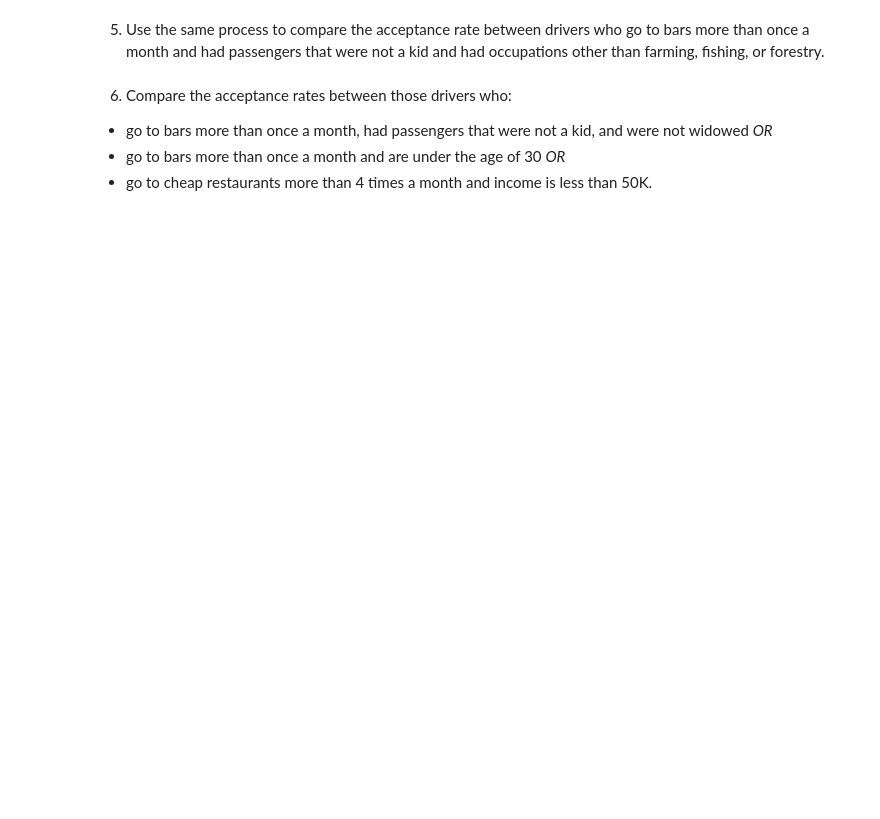
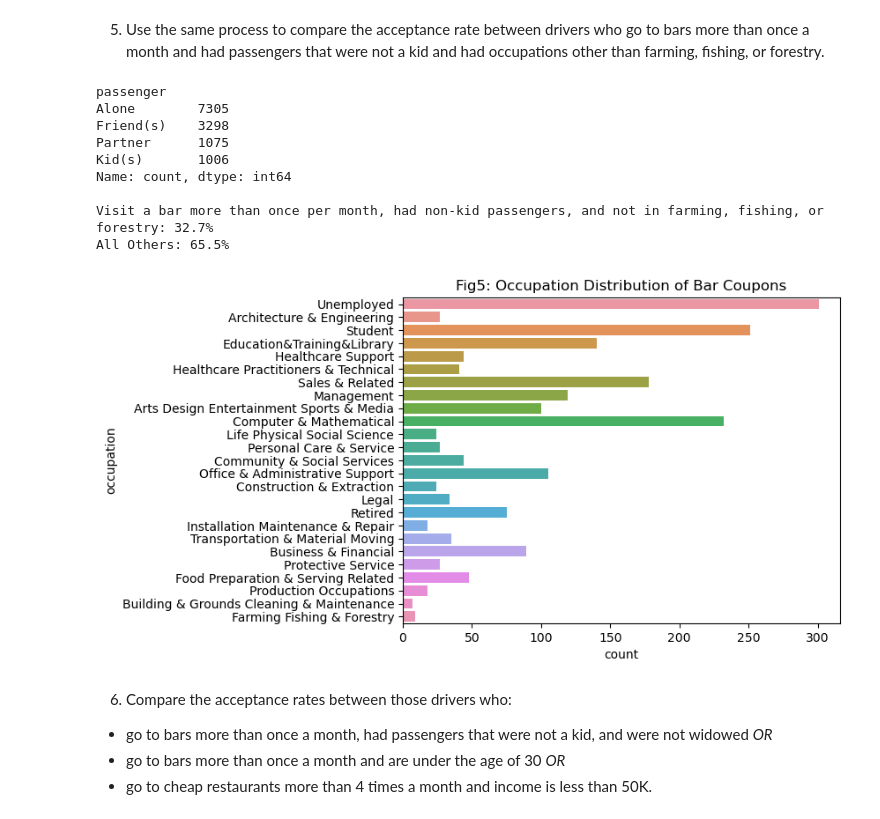
Before and after one commit to johnprg/coupon-data, a Jupyter notebook: coupondata.ipynb, the cells around one changed output. Saved outputs shown, nothing was run; the diff lists cells and outputs as text; code cells hidden in the pictures; blank space fills up the shorter version.

```diff
--- a/coupondata.ipynb
+++ b/coupondata.ipynb
@@ -224,5 +266,37 @@ select_df = dropna_df
 # %% [markdown]
 5. Use the same process to compare the acceptance rate between drivers who go to bars more than once a month and had passengers that were not a kid and had occupations other than farming, fishing, or forestry.
+# %%
+#look at the value counts for 'occupation''
+sns.countplot(data=bar_df, y='occupation')
+plt.title('Fig5: Occupation Distribution of Bar Coupons')
+plt.savefig('images/fig5.png')
+
+#look at the value counts for 'occupation''
+print(dropna_df['passenger'].value_counts())
+print()
+
+morethanonce = ['1~3','4~8','gt8']
+notakid = ['Friend(s)', 'Partner']
+fff = 'Farming Fishing & Forestry'
+
+df = bar_df
+
+select_df = df.loc[df['Bar'].isin(morethanonce) & (~df['passenger'].isin(notakid)) & (df['occupation'] != fff)]
+ns_df = df.loc[~(df['Bar'].isin(morethanonce) & (~df['passenger'].isin(notakid)) & (df['occupation'] != fff))]
+
+accept_count(select_df, "Visit a bar more than once per month, had non-kid passengers, and not in farming, fishing, or forestry")
+accept_count(ns_df, 'All Others')
+# %% [output]
+passenger
+Alone        7305
+Friend(s)    3298
+Partner      1075
+Kid(s)       1006
+Name: count, dtype: int64
+
+Visit a bar more than once per month, had non-kid passengers, and not in farming, fishing, or forestry: 32.7%
+All Others: 65.5%
+[figure, added]
 # %% [markdown]
 6. Compare the acceptance rates between those drivers who:
 
```
Also changed, not shown: parts of 10 cells of this notebook, 5 other files.
